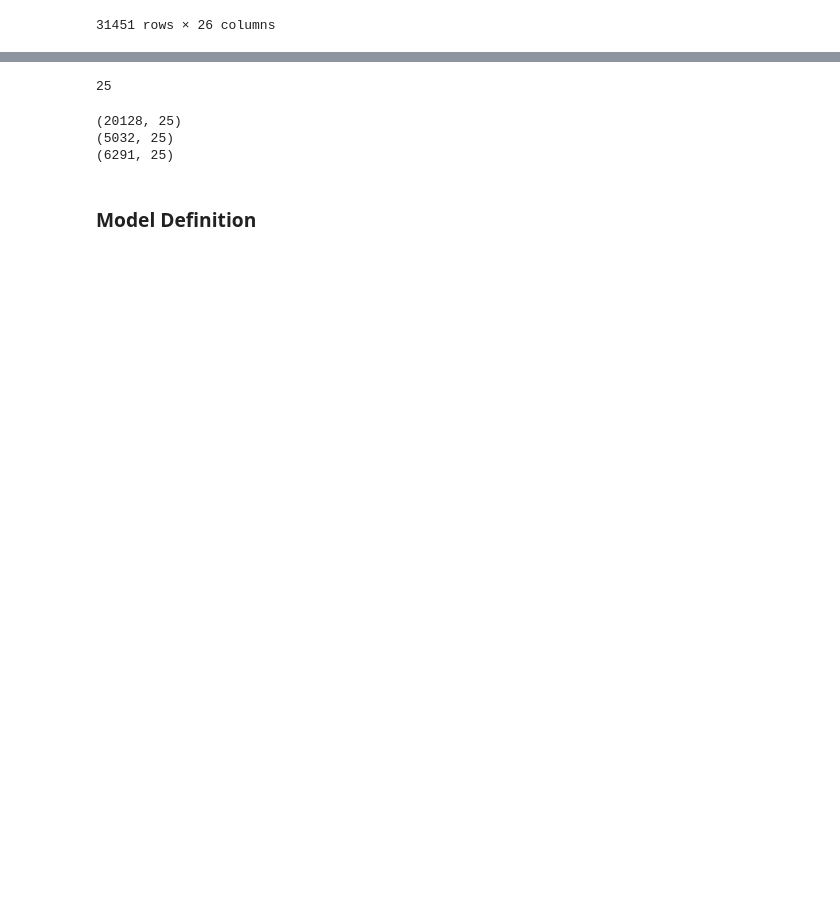
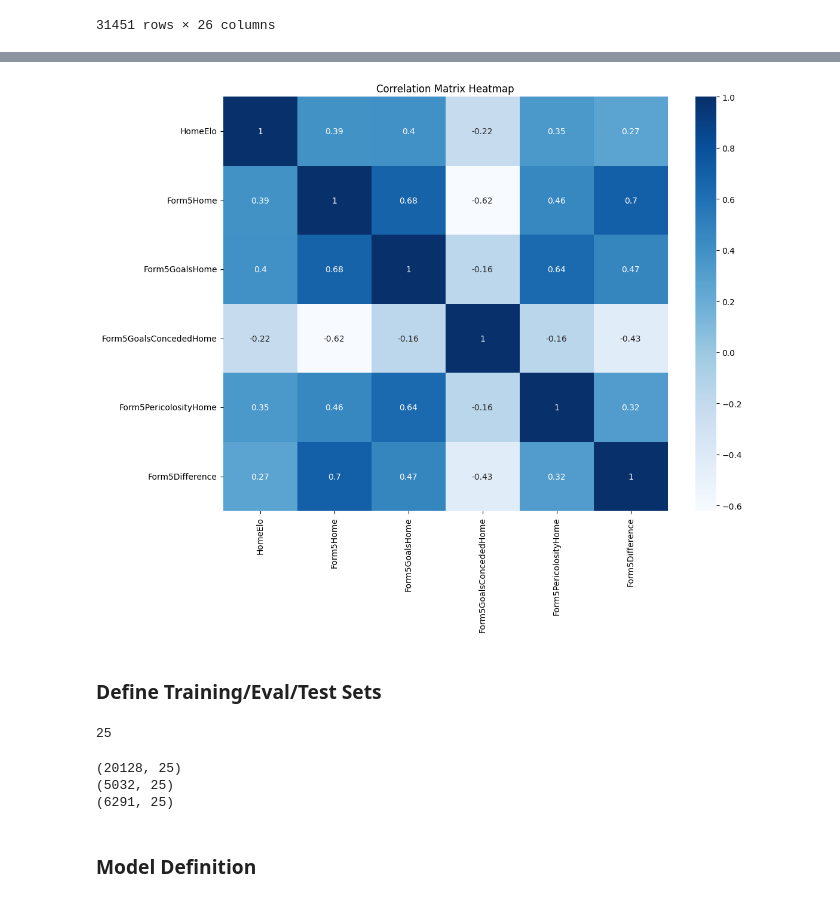
Before and after one commit to grimaldiTob/Football-Match-Predictor, a Jupyter notebook: match_predictor.ipynb, the cells around one changed output, grey strips where cells are left out. Drawn from its saved outputs; the diff is of its cells as text; code cells hidden in the pictures; blank space fills up the shorter version.

```diff
--- a/match_predictor.ipynb
+++ b/match_predictor.ipynb
@@ -331,3 +333,13 @@ sns.pairplot(random_df, x_vars=cols_relation, y_vars=cols_relation, hue="Target"
+# %%
+corrmat = df_min[cols_relation].corr()
+plt.figure(figsize=(12,9))
+sns.heatmap(corrmat, cmap="Blues",annot=True);
+plt.title('Correlation Matrix Heatmap')
+plt.show()
+# %% [output]
+[figure, added]
+# %% [markdown]
+### Define Training/Eval/Test Sets
 # %%
 from torch.utils.data import TensorDataset, DataLoader
 
```
Also changed, not shown: parts of 12 cells of this notebook.
